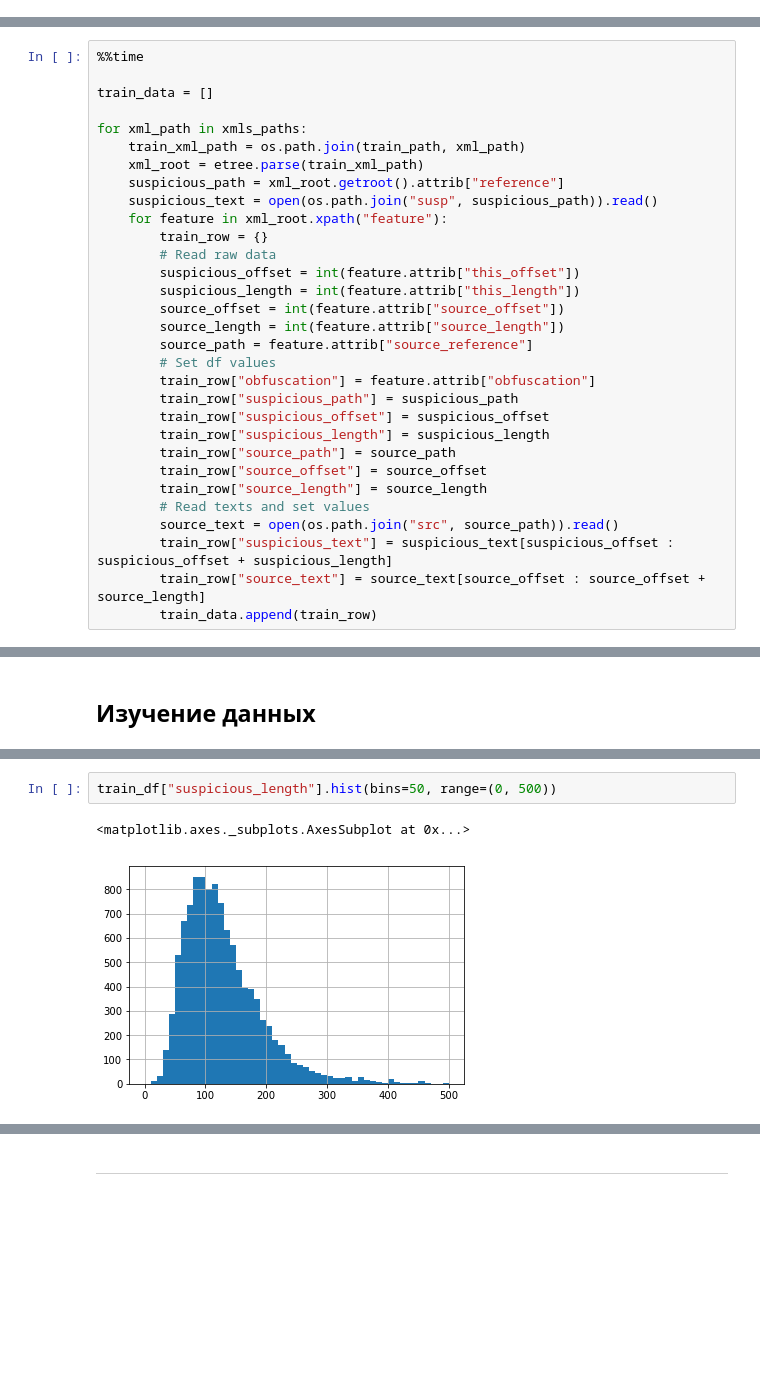
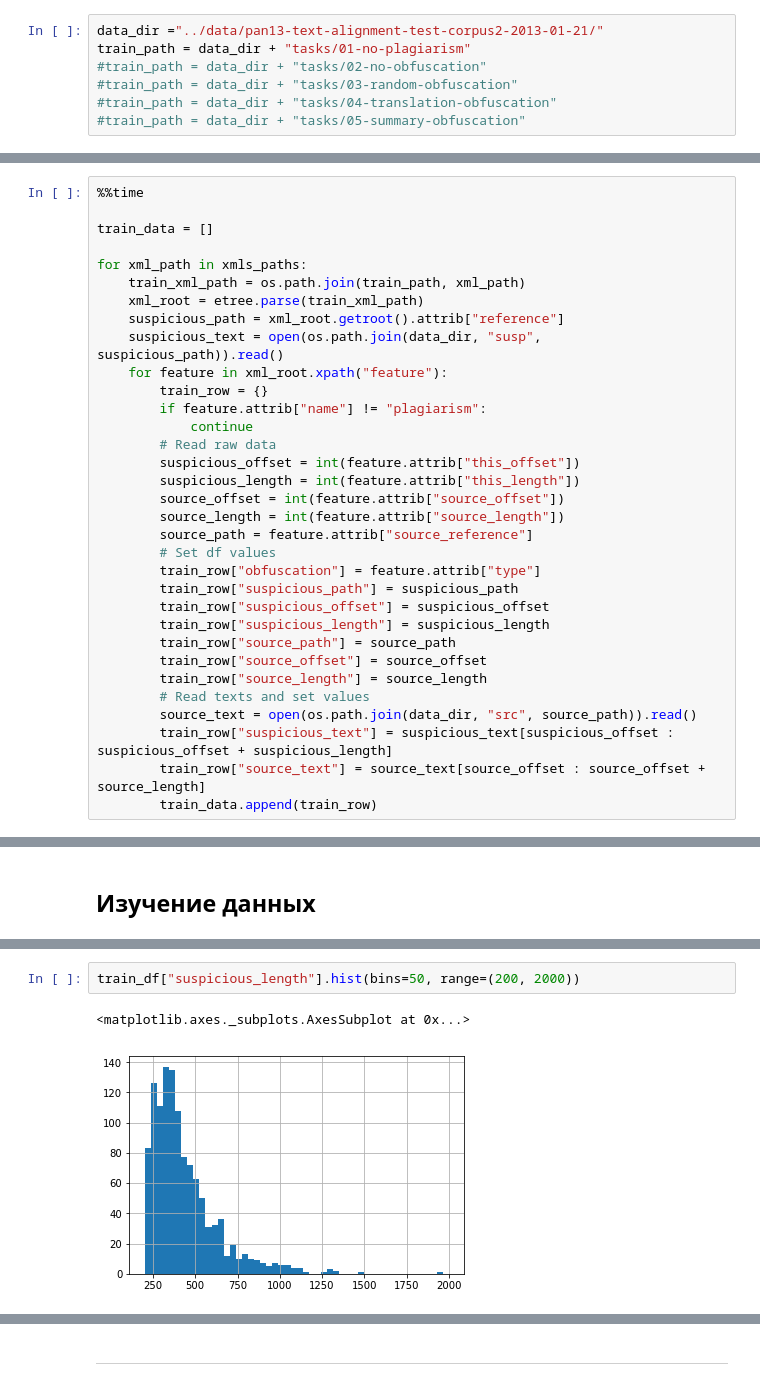
Before and after one commit to AVBelyy/hack-the-plag-2017, a Jupyter notebook: experiments/Understanding data.ipynb, the cells around one changed output, grey strips where cells are left out. Saved outputs shown, nothing was run; the diff lists cells and outputs as text; blank space fills up the shorter version.

```diff
--- a/experiments/Understanding data.ipynb
+++ b/experiments/Understanding data.ipynb
@@ -13,3 +23,10 @@ train_path = "tasks/"
+# %%
+data_dir ="../data/pan13-text-alignment-test-corpus2-2013-01-21/"
+train_path = data_dir + "tasks/01-no-plagiarism"
+#train_path = data_dir + "tasks/02-no-obfuscation"
+#train_path = data_dir + "tasks/03-random-obfuscation"
+#train_path = data_dir + "tasks/04-translation-obfuscation"
+#train_path = data_dir + "tasks/05-summary-obfuscation"
 # %%
 xmls_paths = list(filter(lambda f: f.endswith(".xml"), os.listdir(train_path)))
 # %%
@@ -21,9 +38,11 @@ for xml_path in xmls_paths:
     train_xml_path = os.path.join(train_path, xml_path)
     xml_root = etree.parse(train_xml_path)
     suspicious_path = xml_root.getroot().attrib["reference"]
-    suspicious_text = open(os.path.join("susp", suspicious_path)).read()
+    suspicious_text = open(os.path.join(data_dir, "susp", suspicious_path)).read()
     for feature in xml_root.xpath("feature"):
         train_row = {}
+        if feature.attrib["name"] != "plagiarism":
+            continue
         # Read raw data
         suspicious_offset = int(feature.attrib["this_offset"])
         suspicious_length = int(feature.attrib["this_length"])
@@ -31,7 +50,7 @@ for xml_path in xmls_paths:
         source_length = int(feature.attrib["source_length"])
         source_path = feature.attrib["source_reference"]
         # Set df values
-        train_row["obfuscation"] = feature.attrib["obfuscation"]
+        train_row["obfuscation"] = feature.attrib["type"]
         train_row["suspicious_path"] = suspicious_path
         train_row["suspicious_offset"] = suspicious_offset
         train_row["suspicious_length"] = suspicious_length
@@ -39,7 +58,7 @@ for xml_path in xmls_paths:
         train_row["source_offset"] = source_offset
         train_row["source_length"] = source_length
         # Read texts and set values
-        source_text = open(os.path.join("src", source_path)).read()
+        source_text = open(os.path.join(data_dir, "src", source_path)).read()
         train_row["suspicious_text"] = suspicious_text[suspicious_offset : suspicious_offset + suspicious_length]
         train_row["source_text"] = source_text[source_offset : source_offset + source_length]
         train_data.append(train_row)
@@ -107,6 +110,6 @@ train_df["source_length"].hist(bins=50, range=(0, 500))
 # %%
-train_df["suspicious_length"].hist(bins=50, range=(0, 500))
+train_df["suspicious_length"].hist(bins=50, range=(200, 2000))
 # %% [output]
 <matplotlib.axes._subplots.AxesSubplot at 0x...>
-[figure, old version]
+[figure, new version]
 # %%
```
Also changed, not shown: parts of 29 cells of this notebook, 18 other files.
